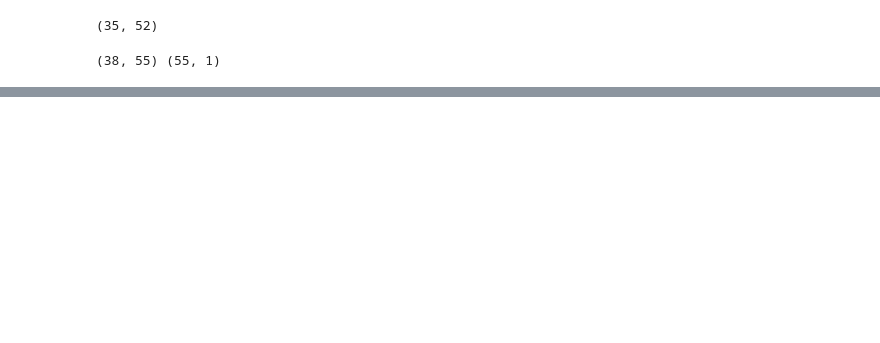
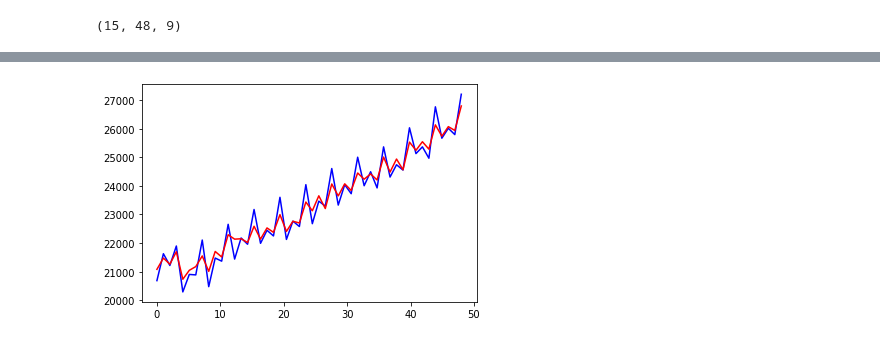
Before and after one commit to nisa-bayraktar/european_productivity, a Jupyter notebook: combined_features.ipynb, the cells around one changed output, grey strips where cells are left out. Cells and saved outputs as stored; diff of their text form; code cells hidden in the pictures; blank space fills up the shorter version.

```diff
--- a/combined_features.ipynb
+++ b/combined_features.ipynb
@@ -185,6 +165,25 @@ def run_model(X, y, time_step, data_memory, epochs, batch_size, model_layer, spl
     df_model = pd.DataFrame(model_performance).transpose()
     df_model.to_csv('model_performance.csv', mode = 'a', header= False)
     return y, y_pred, history
+# %%
+'''
+Regression stuff
+'''
+
+def run_regr(X, y, t, regr, colours):
+    regr.fit(X, y)
+    nrows = X.shape[0]
+    y_reg, abs_loss, per_loss = np.zeros(nrows), np.zeros(nrows), np.zeros(nrows)
+    for i in range(nrows):
+        y_reg[i] = regr.predict(np.array([X[i, :]]))
+    plt.plot(t, y, colours[0], t, y_reg, colours[1])
+    for i in range(nrows):
+        abs_loss[i] = np.abs(y[i] - y_reg[i])
+        if y[i] > 0:
+            per_loss[i] = abs_loss[i] / y[i]
+    total_loss, loss = np.sum(abs_loss)/ nrows, np.sum(per_loss)/ nrows
+    print('Total loss: ', total_loss, '\n Loss: ', loss)
+    return total_loss, loss
 # %%
 '''
 Loads in gross domestic product, hours worked and employees data
@@ -239,18 +238,21 @@ unem_df = unem_df[['LOCATION', 'TIME', 'Value']]
 unem_df = unem_df.pivot_table('Value',  ['LOCATION'],'TIME')
 unem_df = country_code_to_name(unem_df)
 # %%
-dfs = [per_employee_df, per_HW_df] + education_dfs
+'''
+Combine all dataframes and create a numpy array of the data
+Data = [Country, Time, Feature]
+'''
+dfs = [per_employee_df, per_HW_df] + education_dfs + [inf_df, unem_df, dep_quarterly_df]
 matched_dfs = match_df(dfs)
 data = np.zeros((len(matched_dfs[0].index), len(matched_dfs[0].columns),  len(matched_dfs)))
 for i in range(len(matched_dfs)):
     data[:, :, i] = matched_dfs[i].to_numpy(dtype=np.float64)
 data.shape
-matched_dfs[0].shape
 # %% [output]
-(35, 52)
+(15, 48, 9)
-# %%
-X = per_HW_df.to_numpy()[:, :]
-y = np.array([per_HW_df.to_numpy()[0, :]]).T
-print(X.shape, y.shape)
-# %% [output]
-(38, 55) (55, 1)
+# %%
+X = data[0, :, 2:]
+y = data[0, :, 0]
+t = np.linspace(0, y.shape[0], y.shape[0])
+total_loss, loss = run_regr(X, y, t, RandomForestRegressor(), ['b', 'r'])
+# %% [output]
@@ -256,0 +261 @@ print(X.shape, y.shape)
+[figure, added]
```
Also changed, not shown: parts of 7 cells of this notebook, 3 other files.
